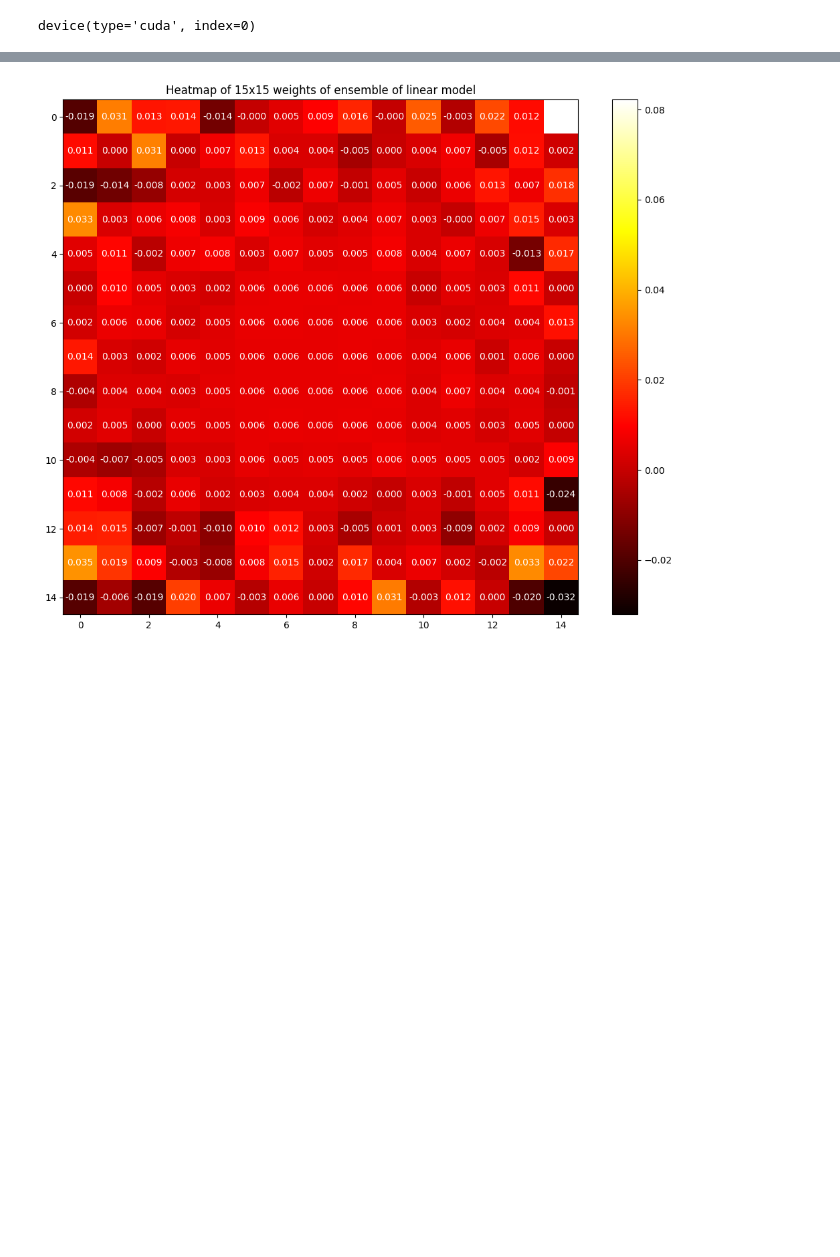
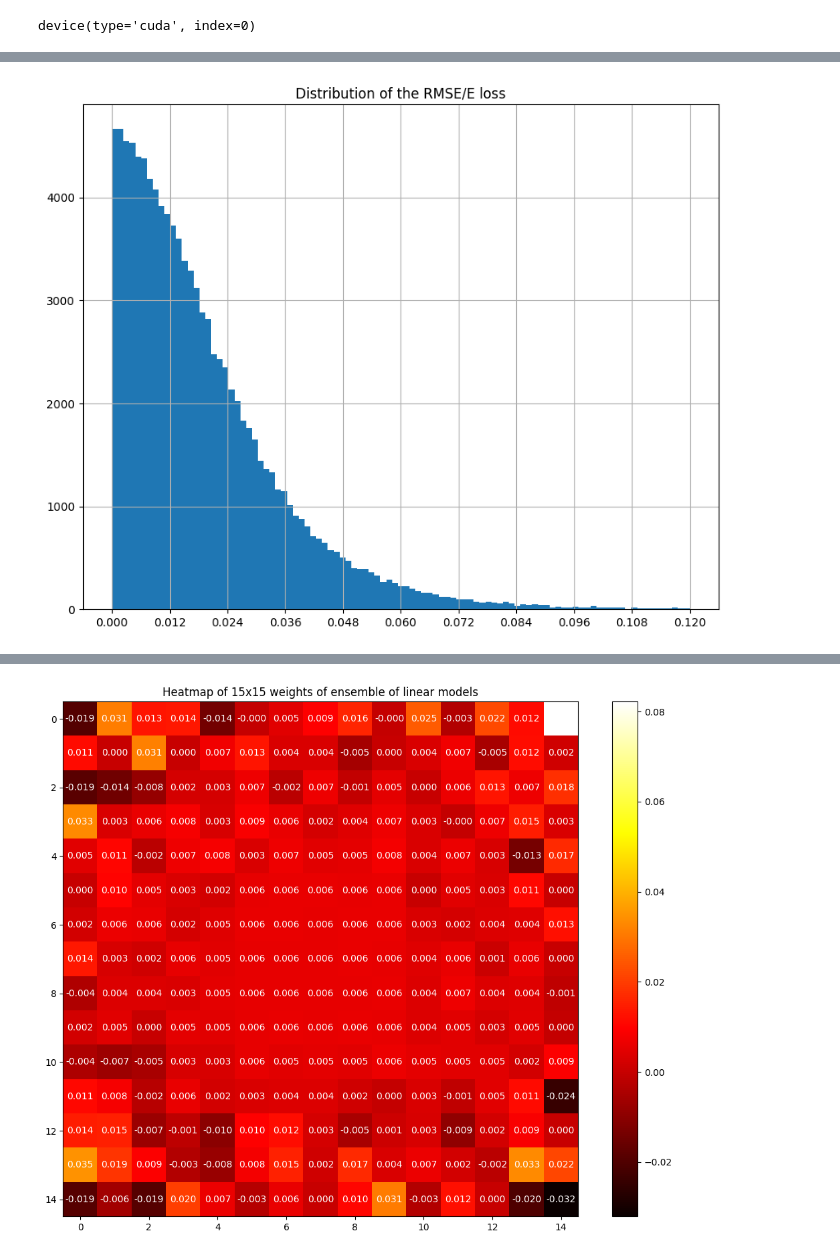
Before and after one commit to dxtvzw/ecal-optimization, a Jupyter notebook: src/experiments.ipynb, the cells around one changed output, grey strips where cells are left out. Drawn from its saved outputs; the diff is of its cells as text; code cells hidden in the pictures; blank space fills up the shorter version.

```diff
--- a/src/experiments.ipynb
+++ b/src/experiments.ipynb
@@ -235,5 +296,5 @@ train_loss, train_batch_idx = train_fn(
 # %%
-def collect_losses(model, val_loader):
+def collect_losses(model, val_loader, loss_fn):
     trg_vals, loss_vals = [], []
     with torch.no_grad():
         for data, trg in val_loader:
@@ -246,4 +307,6 @@ def collect_losses(model, val_loader):
             loss_vals += loss.cpu().numpy().tolist()
     return trg_vals, loss_vals
 
-val_trg, val_loss = collect_losses(model, val_loader)
+val_trg, val_loss = collect_losses(model, val_loader, loss_fn_2)
+
+print(f"RMSE/E loss on validation: {np.mean(val_loss):0.4f}")
@@ -262,3 +327,13 @@ plt.show()
+# %%
+plt.figure(figsize=(10, 8))
+plt.hist(val_loss, bins=np.linspace(0, 0.12, 100))
+plt.xticks(np.linspace(0, 0.12, 11))
+plt.grid()
+plt.title("Distribution of the RMSE/E loss")
+
+plt.show()
+# %% [output]
+[figure, added]
 # %%
 data = pd.DataFrame({'Target Value': val_trg, 'Loss Value': val_loss})
 
```
Also changed, not shown: parts of 13 cells of this notebook, 5 other files.
